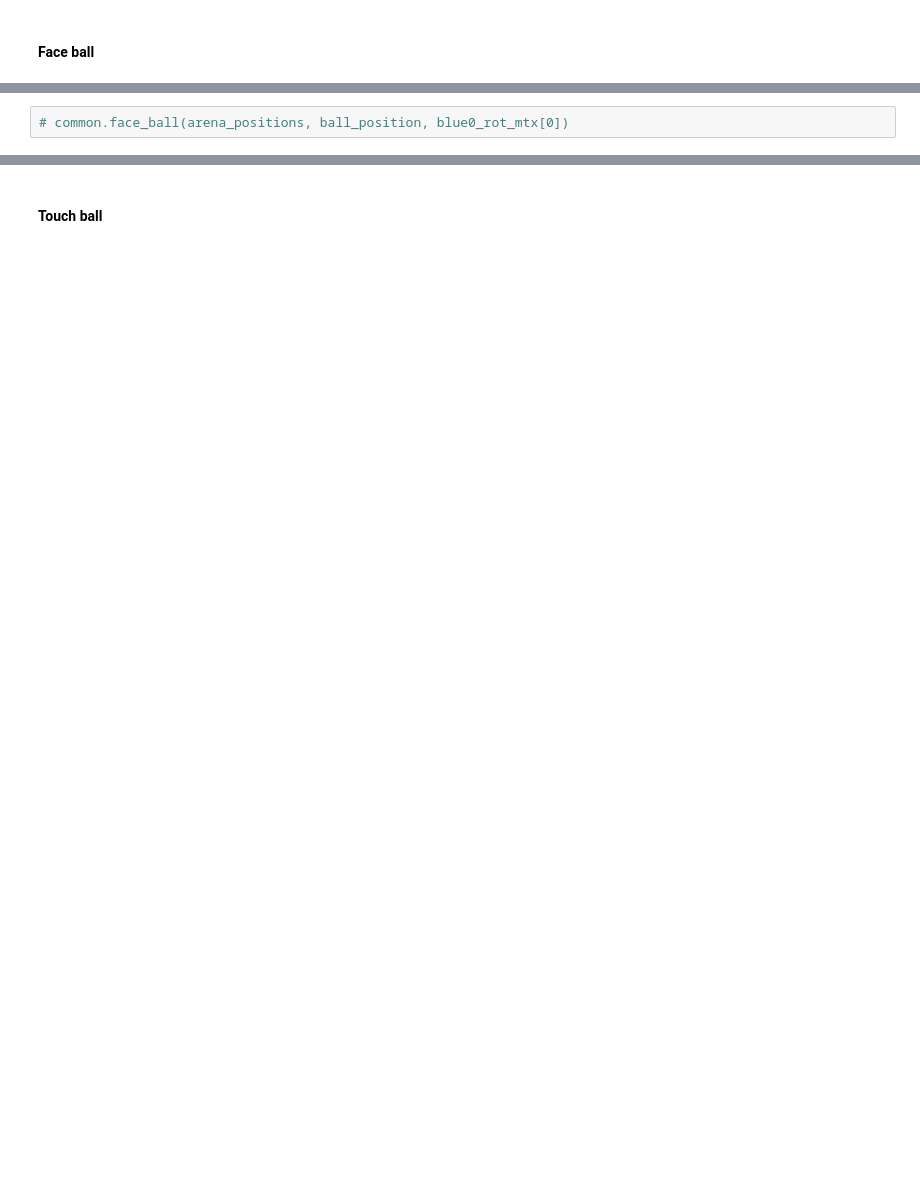
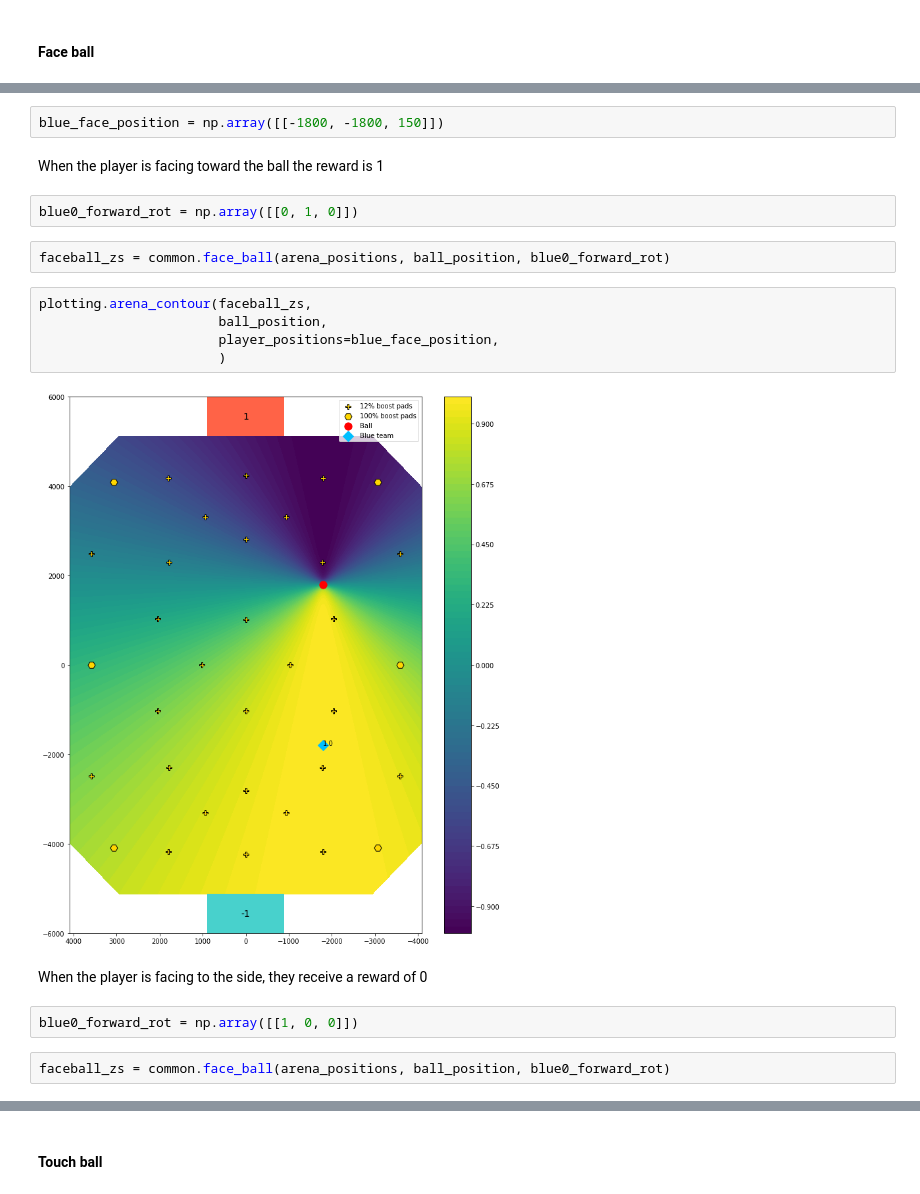
Before and after one commit to Enkhai/lucy-utils, a Jupyter notebook: examples/16_reward_shaping/analysis.ipynb, the cells around one changed output, grey strips where cells are left out. Drawn from its saved outputs; the diff is of its cells as text; blank space fills up the shorter version.

Commit message:
Completed common reward analysis

```diff
--- a/examples/16_reward_shaping/analysis.ipynb
+++ b/examples/16_reward_shaping/analysis.ipynb
@@ -645,2 +659,21 @@ plotting.arena_contour(vel2ball_zs,
+# %%
+blue_face_position = np.array([[-1800, -1800, 150]])
+# %% [markdown]
+When the player is facing toward the ball the reward is 1
+# %%
+blue0_forward_rot = np.array([[0, 1, 0]])
 # %%
-# common.face_ball(arena_positions, ball_position, blue0_rot_mtx[0])
+faceball_zs = common.face_ball(arena_positions, ball_position, blue0_forward_rot)
+# %%
+plotting.arena_contour(faceball_zs,
+                       ball_position,
+                       player_positions=blue_face_position,
+                       )
+# %% [output]
+[figure, added]
+# %% [markdown]
+When the player is facing to the side, they receive a reward of 0
+# %%
+blue0_forward_rot = np.array([[1, 0, 0]])
+# %%
+faceball_zs = common.face_ball(arena_positions, ball_position, blue0_forward_rot)
```
Also changed, not shown: parts of 41 cells of this notebook, 2 other files.
